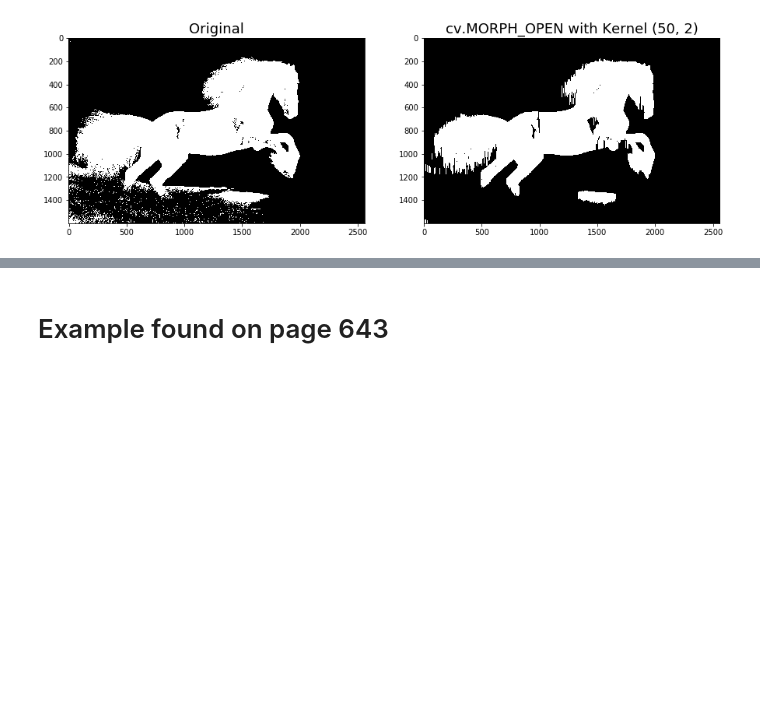
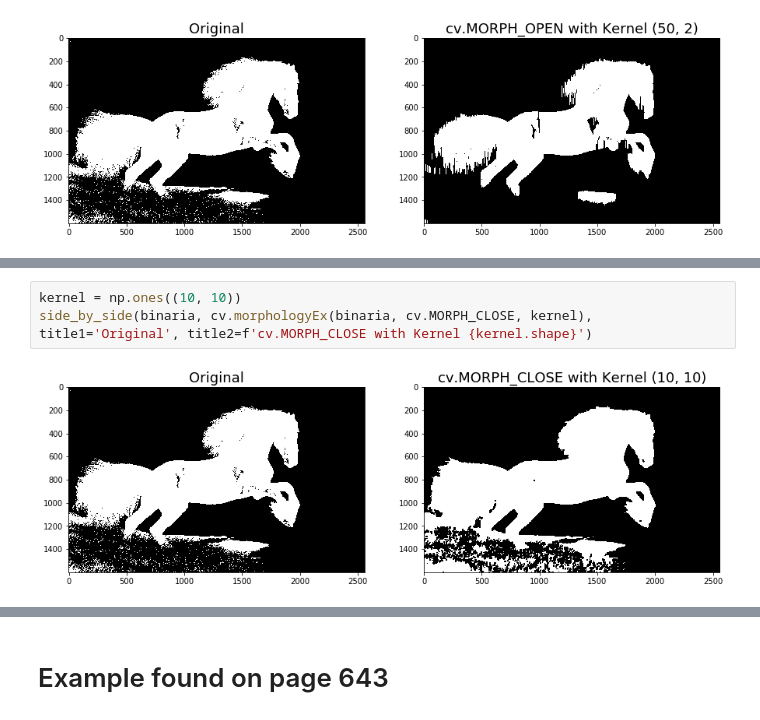
Before and after one commit to gmagannaDevelop/MorphoImg, a Jupyter notebook: Open_Close.ipynb, the cells around one changed output, grey strips where cells are left out. Drawn from its saved outputs; the diff is of its cells as text; blank space fills up the shorter version.

```diff
--- a/Open_Close.ipynb
+++ b/Open_Close.ipynb
@@ -87,0 +109,5 @@
+# %%
+kernel = np.ones((10, 10))
+side_by_side(binaria, cv.morphologyEx(binaria, cv.MORPH_CLOSE, kernel), title1='Original', title2=f'cv.MORPH_CLOSE with Kernel {kernel.shape}')
+# %% [output]
+[figure, added]
```
Also changed, not shown: parts of 10 cells of this notebook, 1 other file.
